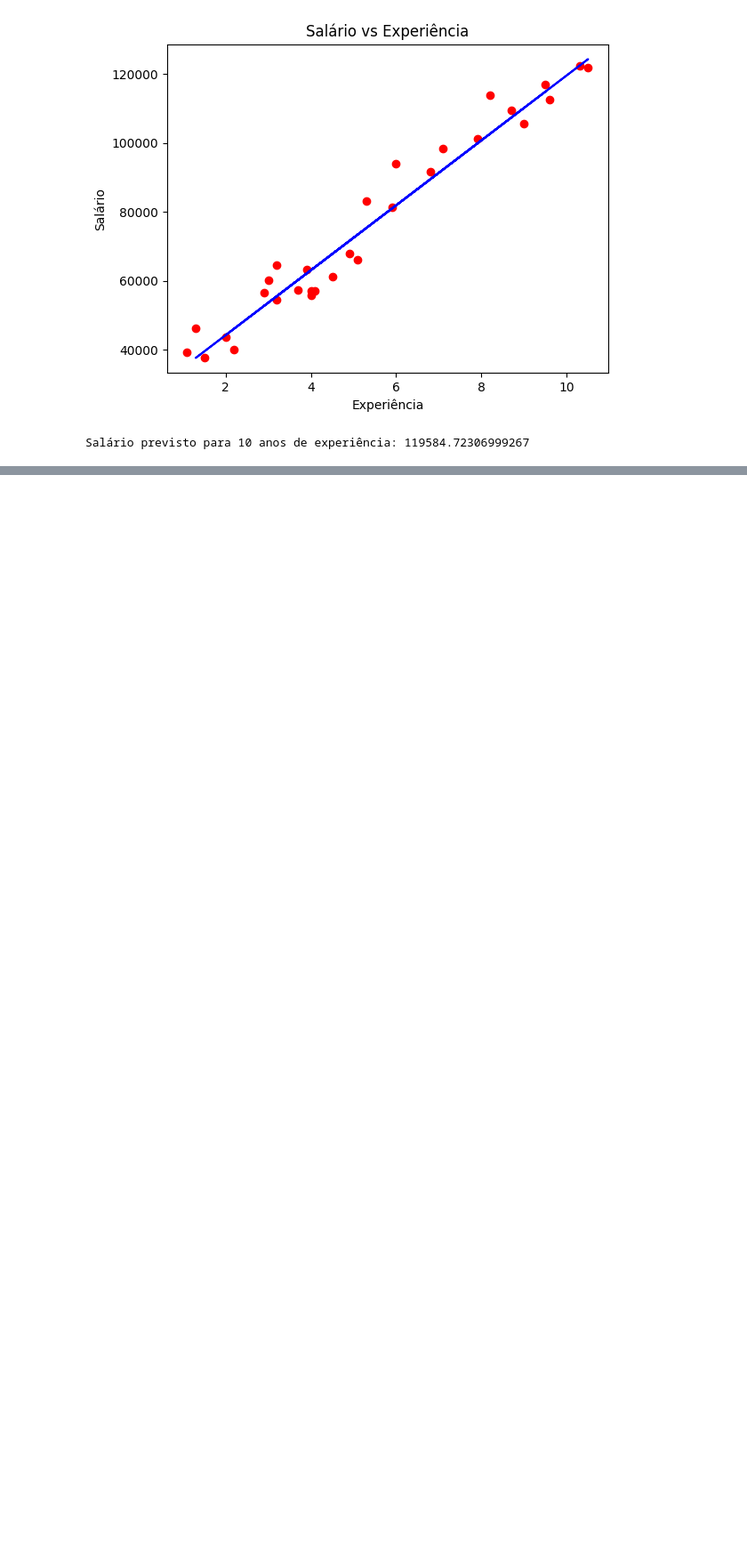
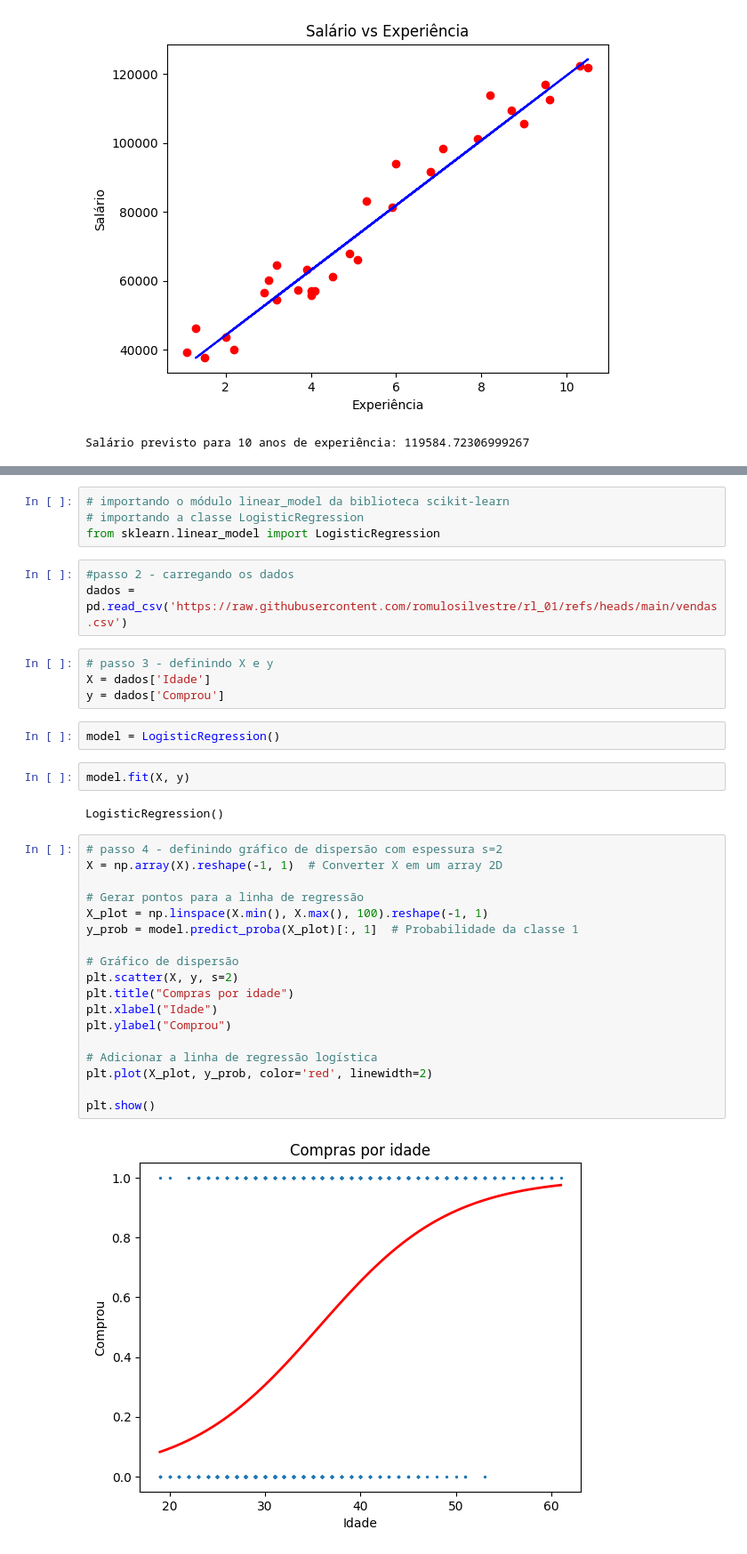
Before and after one commit to LeoSousaJesus/aula_regress-o_linear, a Jupyter notebook: revisao_regressao_linear.ipynb, the cells around one changed output, grey strips where cells are left out. Shown at 89% size. Saved outputs shown, nothing was run; the diff lists cells and outputs as text; blank space fills up the shorter version.

Commit message:
Treinamento de Modelos com Regressão Linear e Regressão Logística

```diff
--- a/revisao_regressao_linear.ipynb
+++ b/revisao_regressao_linear.ipynb
@@ -269,0 +275,37 @@ Salário previsto para 10 anos de experiência: 119584.72306999267
+# %%
+# importando o módulo linear_model da biblioteca scikit-learn
+# importando a classe LogisticRegression
+from sklearn.linear_model import LogisticRegression
+# %%
+#passo 2 - carregando os dados
+dados = pd.read_csv('https://raw.githubusercontent.com/romulosilvestre/rl_01/refs/heads/main/vendas.csv')
+# %%
+# passo 3 - definindo X e y
+X = dados['Idade']
+y = dados['Comprou']
+# %%
+model = LogisticRegression()
+# %%
+model.fit(X, y)
+# %% [output]
+LogisticRegression()
+# %%
+# passo 4 - definindo gráfico de dispersão com espessura s=2
+X = np.array(X).reshape(-1, 1)  # Converter X em um array 2D
+
+# Gerar pontos para a linha de regressão
+X_plot = np.linspace(X.min(), X.max(), 100).reshape(-1, 1)
+y_prob = model.predict_proba(X_plot)[:, 1]  # Probabilidade da classe 1
+
+# Gráfico de dispersão
+plt.scatter(X, y, s=2)
+plt.title("Compras por idade")
+plt.xlabel("Idade")
+plt.ylabel("Comprou")
+
+# Adicionar a linha de regressão logística
+plt.plot(X_plot, y_prob, color='red', linewidth=2)
+
+plt.show()
+# %% [output]
+[figure, added]
```
Also changed, not shown: parts of 4 cells of this notebook.
